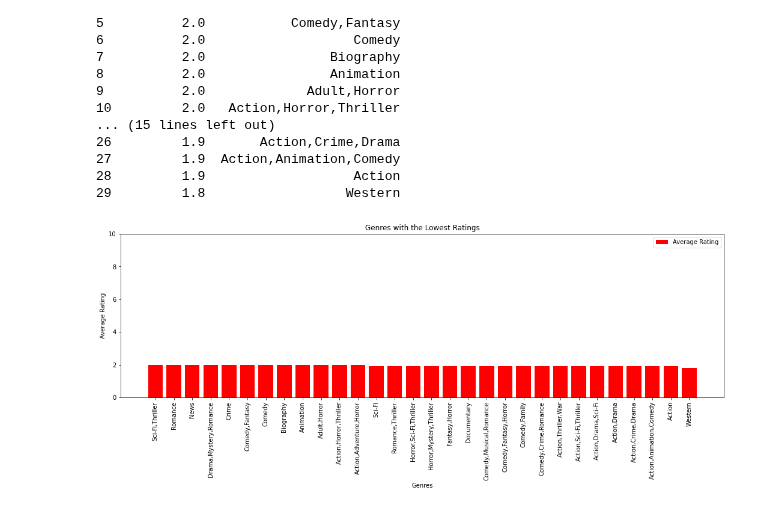
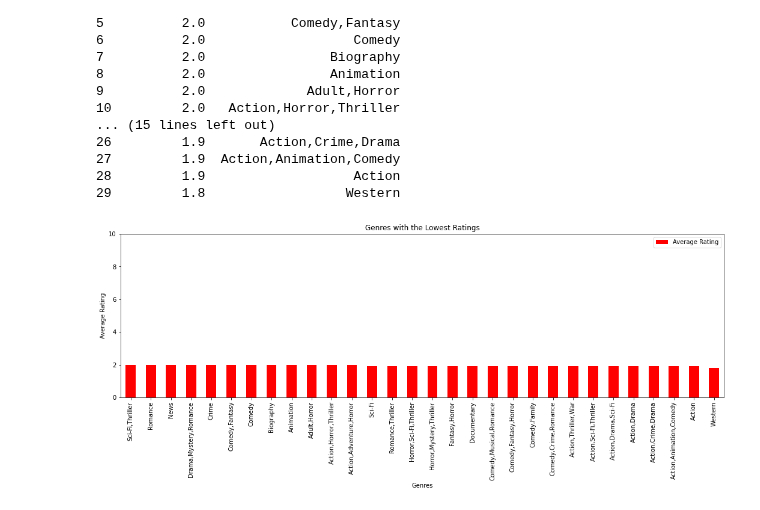
Before and after one commit to QuinnGrigsby/Capstone_Git-ing_it_done_MovieInformation, a Jupyter notebook: Data Understanding.ipynb, the cells around one changed output. Drawn from its saved outputs; the diff is of its cells as text; code cells hidden in the pictures.

```diff
--- a/Data Understanding.ipynb
+++ b/Data Understanding.ipynb
@@ -262,15 +264,16 @@ print(top_30_low)
 28         1.9                   Action
 29         1.8                  Western
 # %%
-plt.figure(figsize=(18, 5))
+#plt.figure(figsize=(18, 5))
+#plt.bar(top_30["genres"], top_30["avg_rating"], color = "b")
 
-plt.bar(top_30_low["genres"], top_30_low["avg_rating"], color = "r")
+top_30_low.plot("genres", kind="bar", figsize = (18,5), color = "r")
 plt.xlabel("Genres")
 plt.xticks(rotation = 90)
 plt.ylabel("Average Rating")
 plt.yticks(range(0,11,2))
 plt.title("Genres with the Lowest Ratings")
 plt.legend(labels=['Average Rating'])
 plt.show()
 # %% [output]
-[figure, old version]
+[figure, new version]
```
Also changed, not shown: parts of 1 cell of this notebook.
